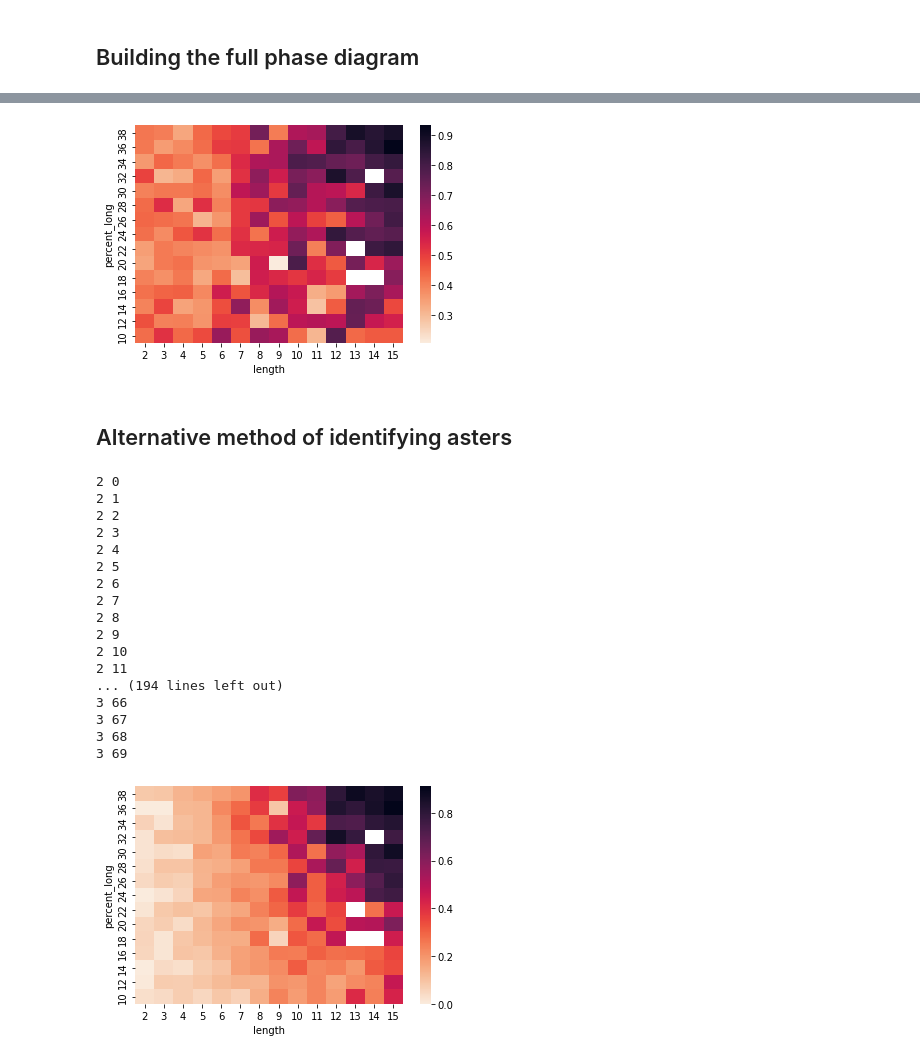
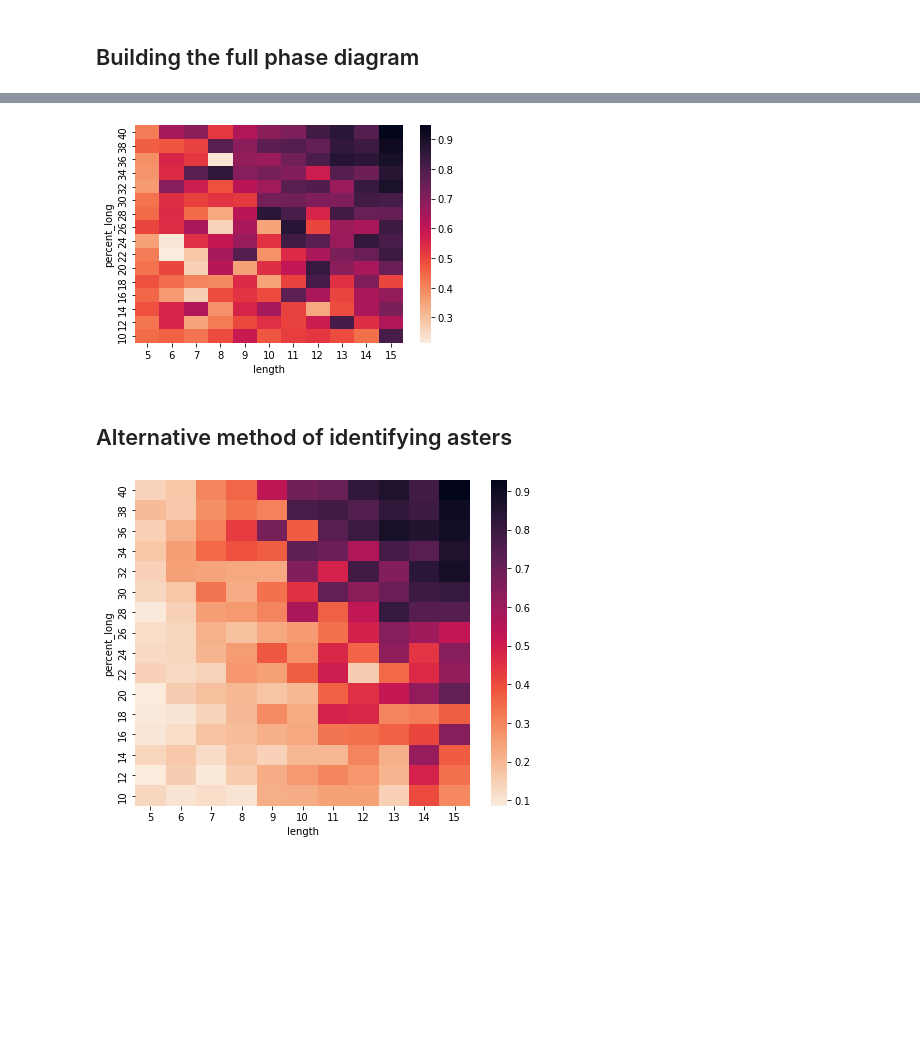
Before and after one commit to shichenliu97/active-matters-programmed-phase-transition, a Jupyter notebook: analysis/percolation-phases.ipynb, the cells around one changed output, grey strips where cells are left out. Cells and saved outputs as stored; diff of their text form; code cells hidden in the pictures; blank space fills up the shorter version.

Commit message:
completed full phase diagram for percolation theory

```diff
--- a/analysis/percolation-phases.ipynb
+++ b/analysis/percolation-phases.ipynb
@@ -127,14 +127,0 @@ df = pd.DataFrame(df_list)
-# %%
-df_list = []
-for file_number in range(70):
-    filename = '/Users/rosalindpan/thomsonlab/simulation/percolation/full-param-search3/config{}.cym'.format(
-                    (4-len(str(file_number)))*'0'+str(file_number))
-    file = open(filename, 'r')
-    lines = file.readlines()
-    num_long = int(lines[34].split()[1])
-    length = int(lines[36].strip().split()[2])
-    percent_long = int(num_long * length / 1000 * 100)
-    if (percent_long) % 2 != 0:
-        percent_long += 1
-    rv = {'series':3, 'run': file_number, 'length': length, 'percent_long': percent_long, 'globally_contract':0}
-    df_list.append(rv)
@@ -171,12 +128,31 @@ df_total = df_total.groupby(['length', 'percent_long']).mean().reset_index()
+# %%
+x_list = range(10, 41, 2)
+l_list = range(5, 16, 1)
+
+params = []
+for x in x_list:
+    for l in l_list:
+        params.append((x, l))
+
+df_list = []
+for i in range(176):
+    x, l = params[i]
+    rv = {'series': 4, 'run': i, 'length': l, 'percent_long': x, 'globally_contract':0}
+    df_list.append(rv)
+df = pd.DataFrame(df_list)
+# %%
+col = df.apply(in_aster_fraction, axis=1)
+df = df.assign(in_aster_frac=col.values)
+df = df.groupby(['length', 'percent_long']).mean().reset_index()
 # %%
-df_pivoted = df_total.pivot("percent_long", "length", "in_aster_frac")
+df_pivoted = df.pivot("percent_long", "length", "in_aster_frac")
 
 fig, axes = plt.subplots()
 ax = sns.heatmap(df_pivoted, cmap=sns.cm.rocket_r)
 ax.invert_yaxis()
 plt.show()
 # %% [output]
-[figure, old version]
+[figure, new version]
 # %% [markdown]
 ## Alternative method of identifying asters
 # %%
@@ -234,35 +191,16 @@ def aster_fraction(row):
     df_short = df_short.assign(in_circle=col.values)
 
     return sum(df_short['in_circle']) / len(df_short)
-# %%
-col = df_total.apply(aster_fraction, axis=1)
-# %% [output]
-2 0
-2 1
-2 2
-2 3
-2 4
-2 5
-2 6
-2 7
-2 8
-2 9
-2 10
-2 11
-... (194 lines left out)
-3 66
-3 67
-3 68
-3 69
 # %%
-df_total = df_total.assign(in_aster_frac=col.values)
-df_total = df_total.groupby(['length', 'percent_long']).mean().reset_index()
+col = df.apply(aster_fraction, axis=1)
+df = df.assign(in_aster_frac=col.values)
+df = df.groupby(['length', 'percent_long']).mean().reset_index()
 # %%
-df_pivoted = df_total.pivot("percent_long", "length", "in_aster_frac")
+df_pivoted = df.pivot("percent_long", "length", "in_aster_frac")
 
-fig, axes = plt.subplots()
+fig, axes = plt.subplots(figsize=(7.5,6))
 ax = sns.heatmap(df_pivoted, cmap=sns.cm.rocket_r)
 ax.invert_yaxis()
 plt.show()
 # %% [output]
-[figure, old version]
+[figure, new version]
```
Also changed, not shown: parts of 19 cells of this notebook, 2 other files.
